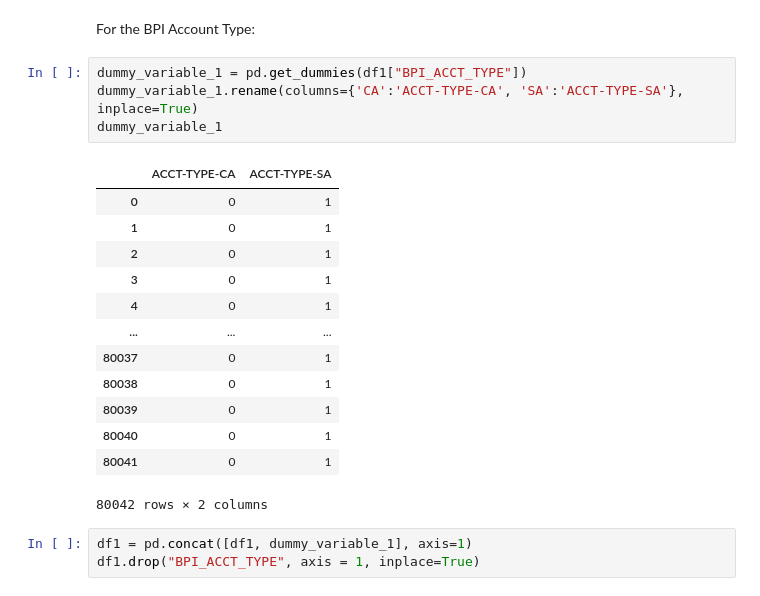
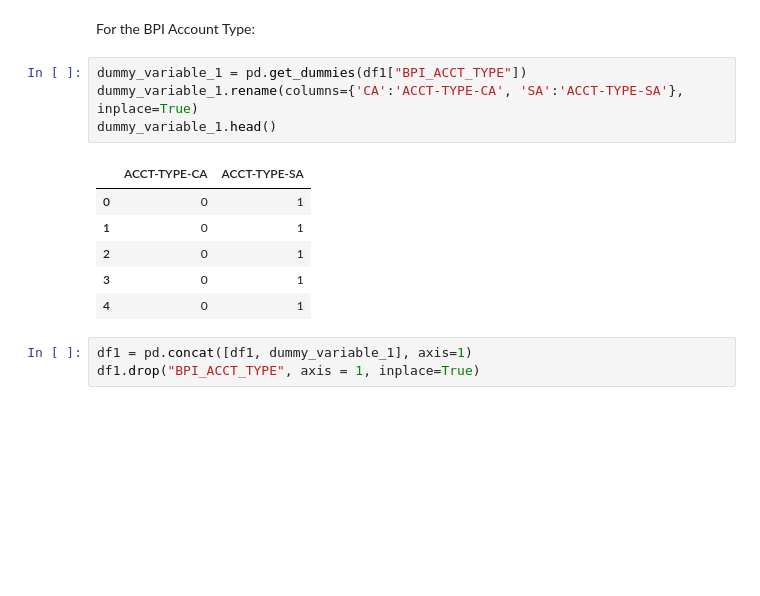
Before and after one commit to omoraisu/PJDSC2023-CarpeDatum, a Jupyter notebook: Pre-Processed Instapay Transactions.ipynb, the cells around one changed output. Drawn from its saved outputs; the diff is of its cells as text; blank space fills up the shorter version.

```diff
--- a/Pre-Processed Instapay Transactions.ipynb
+++ b/Pre-Processed Instapay Transactions.ipynb
@@ -160,21 +169,14 @@ For the BPI Account Type:
 # %%
 dummy_variable_1 = pd.get_dummies(df1["BPI_ACCT_TYPE"])
 dummy_variable_1.rename(columns={'CA':'ACCT-TYPE-CA', 'SA':'ACCT-TYPE-SA'}, inplace=True)
-dummy_variable_1
+dummy_variable_1.head()
 # %% [output]
 |  | ACCT-TYPE-CA | ACCT-TYPE-SA |
 | 0 | 0 | 1 |
 | 1 | 0 | 1 |
 | 2 | 0 | 1 |
 | 3 | 0 | 1 |
 | 4 | 0 | 1 |
-| ... | ... | ... |
-| 80037 | 0 | 1 |
-| 80038 | 0 | 1 |
-| 80039 | 0 | 1 |
-| 80040 | 0 | 1 |
-| 80041 | 0 | 1 |
-80042 rows × 2 columns
 # %%
 df1 = pd.concat([df1, dummy_variable_1], axis=1)
 df1.drop("BPI_ACCT_TYPE", axis = 1, inplace=True)
```
Also changed, not shown: parts of 37 cells of this notebook.
